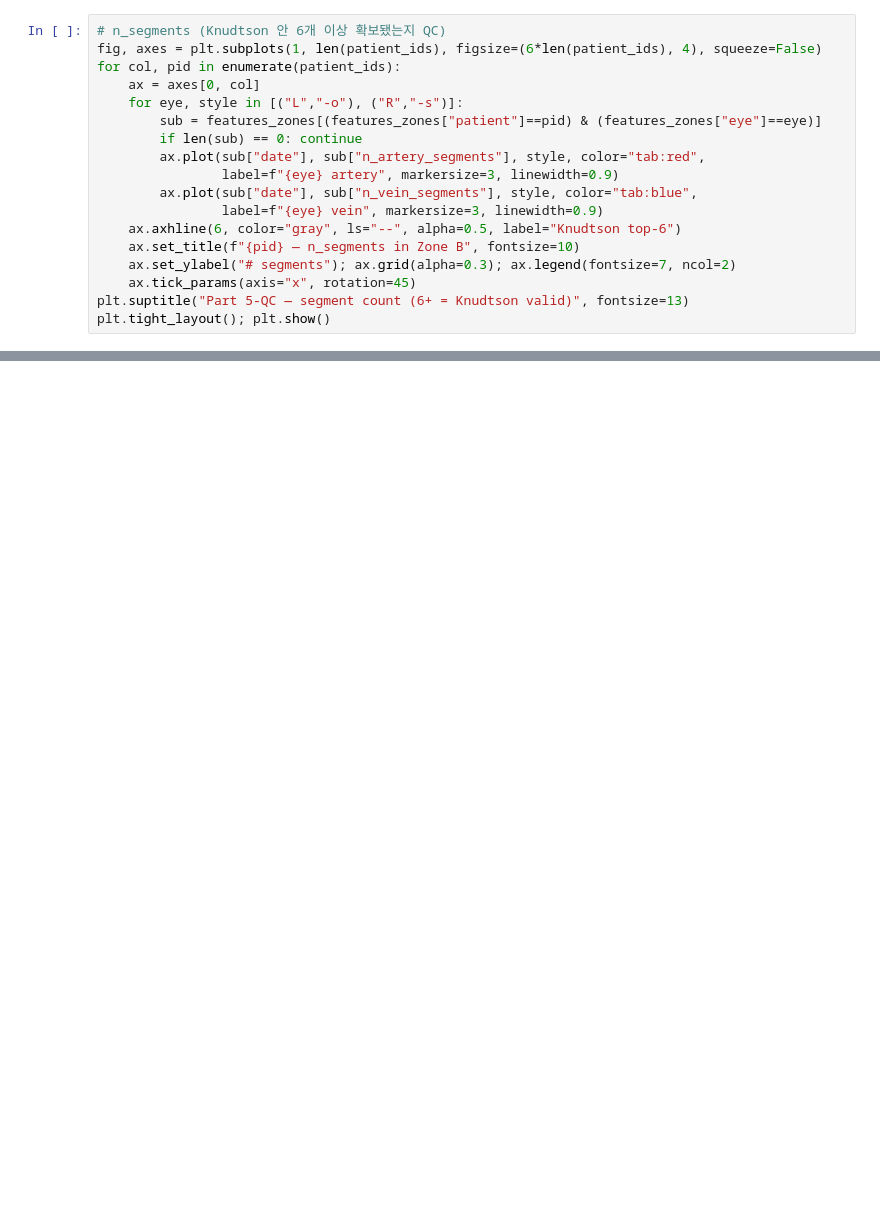
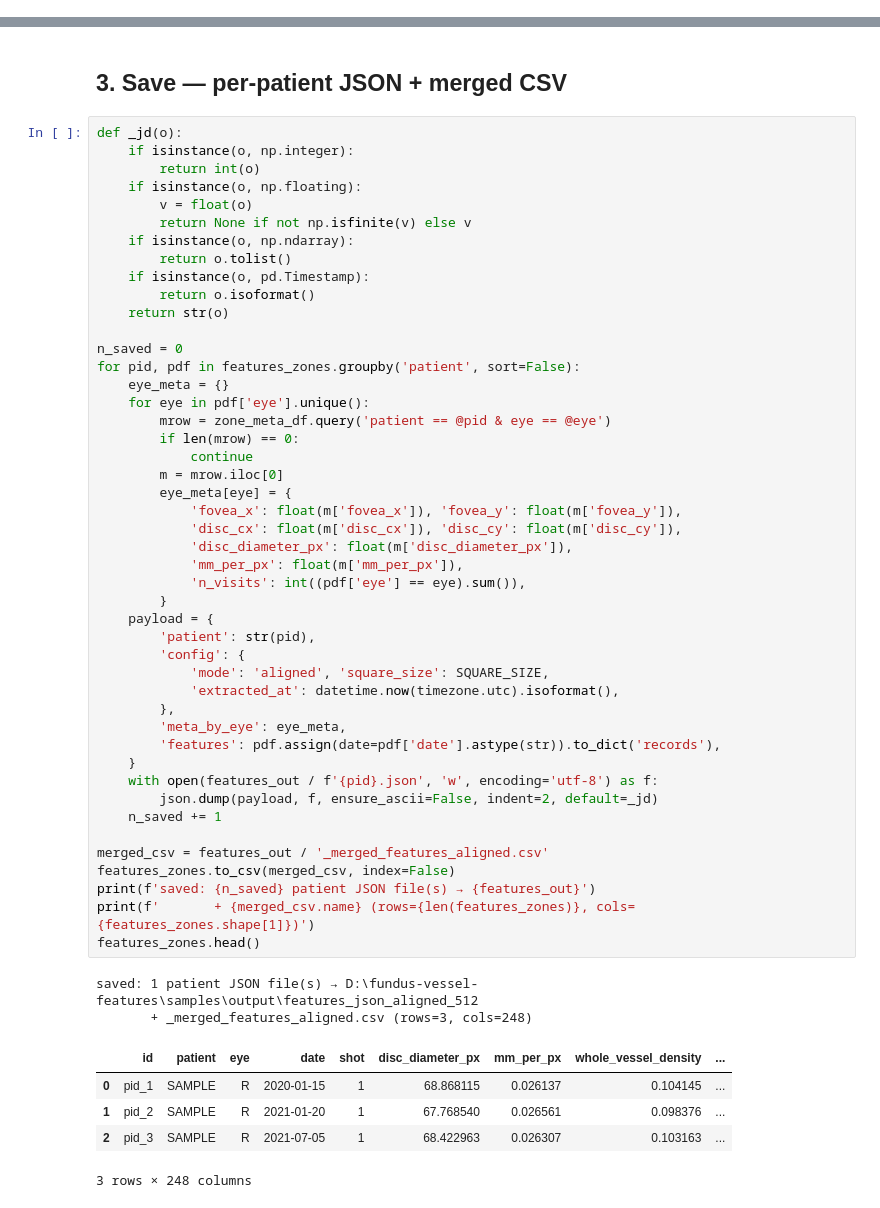
Before and after one commit to Boa-Jang/fundus-vessel-features, a Jupyter notebook: notebooks/02-features-align.ipynb, the cells around one changed output, grey strips where cells are left out. Drawn from its saved outputs; the diff is of its cells as text; blank space fills up the shorter version.

Commit message:
Fundus feature update

```diff
--- a/notebooks/02-features-align.ipynb
+++ b/notebooks/02-features-align.ipynb
@@ -689,18 +0,0 @@ plt.tight_layout(); plt.show()
-# %%
-# n_segments (Knudtson 안 6개 이상 확보됐는지 QC)
-fig, axes = plt.subplots(1, len(patient_ids), figsize=(6*len(patient_ids), 4), squeeze=False)
-for col, pid in enumerate(patient_ids):
-    ax = axes[0, col]
-    for eye, style in [("L","-o"), ("R","-s")]:
-        sub = features_zones[(features_zones["patient"]==pid) & (features_zones["eye"]==eye)]
-        if len(sub) == 0: continue
-        ax.plot(sub["date"], sub["n_artery_segments"], style, color="tab:red",
-                label=f"{eye} artery", markersize=3, linewidth=0.9)
-        ax.plot(sub["date"], sub["n_vein_segments"], style, color="tab:blue",
-                label=f"{eye} vein", markersize=3, linewidth=0.9)
-    ax.axhline(6, color="gray", ls="--", alpha=0.5, label="Knudtson top-6")
-    ax.set_title(f"{pid} — n_segments in Zone B", fontsize=10)
-    ax.set_ylabel("# segments"); ax.grid(alpha=0.3); ax.legend(fontsize=7, ncol=2)
-    ax.tick_params(axis="x", rotation=45)
-plt.suptitle("Part 5-QC — segment count (6+ = Knudtson valid)", fontsize=13)
-plt.tight_layout(); plt.show()
@@ -851,0 +208,56 @@ plt.tight_layout(); plt.show()
+# %% [markdown]
+## 3. Save — per-patient JSON + merged CSV
+# %%
+def _jd(o):
+    if isinstance(o, np.integer):
+        return int(o)
+    if isinstance(o, np.floating):
+        v = float(o)
+        return None if not np.isfinite(v) else v
+    if isinstance(o, np.ndarray):
+        return o.tolist()
+    if isinstance(o, pd.Timestamp):
+        return o.isoformat()
+    return str(o)
+
+n_saved = 0
+for pid, pdf in features_zones.groupby('patient', sort=False):
+    eye_meta = {}
+    for eye in pdf['eye'].unique():
+        mrow = zone_meta_df.query('patient == @pid & eye == @eye')
+        if len(mrow) == 0:
+            continue
+        m = mrow.iloc[0]
+        eye_meta[eye] = {
+            'fovea_x': float(m['fovea_x']), 'fovea_y': float(m['fovea_y']),
+            'disc_cx': float(m['disc_cx']), 'disc_cy': float(m['disc_cy']),
+            'disc_diameter_px': float(m['disc_diameter_px']),
+            'mm_per_px': float(m['mm_per_px']),
+            'n_visits': int((pdf['eye'] == eye).sum()),
+        }
+    payload = {
+        'patient': str(pid),
+        'config': {
+            'mode': 'aligned', 'square_size': SQUARE_SIZE,
+            'extracted_at': datetime.now(timezone.utc).isoformat(),
+        },
+        'meta_by_eye': eye_meta,
+        'features': pdf.assign(date=pdf['date'].astype(str)).to_dict('records'),
+    }
+    with open(features_out / f'{pid}.json', 'w', encoding='utf-8') as f:
+        json.dump(payload, f, ensure_ascii=False, indent=2, default=_jd)
+    n_saved += 1
+
+merged_csv = features_out / '_merged_features_aligned.csv'
+features_zones.to_csv(merged_csv, index=False)
+print(f'saved: {n_saved} patient JSON file(s) → {features_out}')
+print(f'       + {merged_csv.name} (rows={len(features_zones)}, cols={features_zones.shape[1]})')
+features_zones.head()
+# %% [output]
+saved: 1 patient JSON file(s) → D:\fundus-vessel-features\samples\output\features_json_aligned_512
+       + _merged_features_aligned.csv (rows=3, cols=248)
+|  | id | patient | eye | date | shot | disc_diameter_px | mm_per_px | whole_vessel_density | ... |
+| 0 | pid_1 | SAMPLE | R | 2020-01-15 | 1 | 68.868115 | 0.026137 | 0.104145 | ... |
+| 1 | pid_2 | SAMPLE | R | 2021-01-20 | 1 | 67.768540 | 0.026561 | 0.098376 | ... |
+| 2 | pid_3 | SAMPLE | R | 2021-07-05 | 1 | 68.422963 | 0.026307 | 0.103163 | ... |
+3 rows × 248 columns
```
Also changed, not shown: parts of 40 cells of this notebook, 11 other files.
